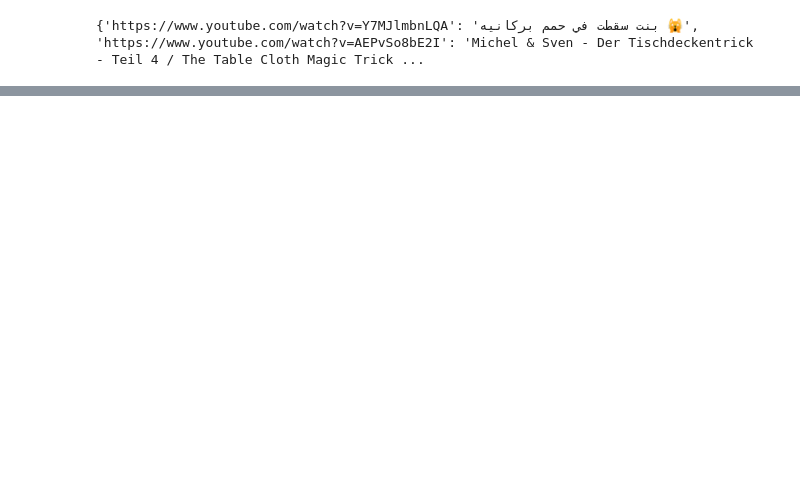
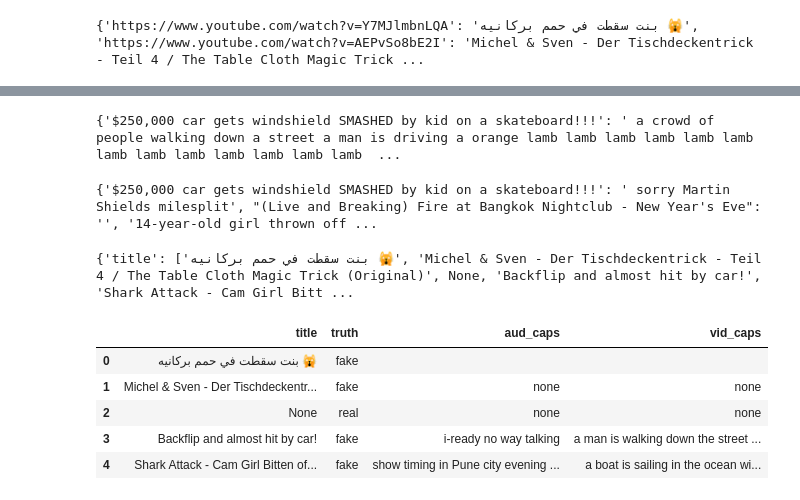
Before and after one commit to TangerineZA/caption-misinfo-detector, a Jupyter notebook: mini-model/mini-model.ipynb, the cells around one changed output, grey strips where cells are left out. Saved outputs shown, nothing was run; the diff lists cells and outputs as text; code cells hidden in the pictures; blank space fills up the shorter version.

Commit message:
Data preprocessing (vaguely) done, now to train

```diff
--- a/mini-model/mini-model.ipynb
+++ b/mini-model/mini-model.ipynb
@@ -84,0 +81,4 @@ Hello Worl
+# %%
+def remove_leading_information(string) -> str:
+    result = string.partition('\\')[2]
+    return result
@@ -112,6 +118,7 @@ for video_name in captions_dict.keys():
         inside_dict = top_level[0]
         combined_text = combined_text + ' ' + inside_dict["generated_text"]
     trimmed_name = remove_trailing_information('[', video_name)
+    trimmed_name = remove_leading_information(trimmed_name)
     video_captions_dict[trimmed_name] = combined_text
 
 print(video_captions_dict)
@@ -267,9 +259,52 @@ https://www.youtube.com/watch?v=VESBrSWm3Yg
+# %%
+print(video_captions_dict)
+# %% [output]
+{'$250,000 car gets windshield SMASHED by kid on a skateboard!!!': ' a crowd of people walking down a street a man is driving a orange lamb lamb lamb lamb lamb lamb lamb lamb lamb lamb lamb lamb lamb  ...
+# %%
+print(audio_captions_dict_cleaned)
+# %% [output]
+{'$250,000 car gets windshield SMASHED by kid on a skateboard!!!': ' sorry Martin Shields milesplit', "(Live and Breaking) Fire at Bangkok Nightclub - New Year's Eve": '', '14-year-old girl thrown off ...
 # %%
 # align features and labels
 # going to need 4 dimensions per video
 # title | audio | video | fake
 # get title, fake from title_truth_dict; audio from audio_dict; video from video_dict
-for title in list(title_truth_dict.keys()):
-    video_data : list = []
-    video_data.append(title)
-    video_data.append(title_truth_dict[title])
+combined_info_dict : dict = {}
+
+headers = ['title', 'truth', 'aud_cap', 'vid_cap']
+titles = []
+truths = []
+audios = []
+vid_caps = []
+
+for title in title_truth_dict.keys():
+    titles.append(title)
+    truths.append(title_truth_dict[title])
+    try:
+        audios.append(audio_captions_dict_cleaned[title])
+    except:
+        audios.append("none")
+    try:
+        vid_caps.append(video_captions_dict[title])
+    except:
+        vid_caps.append("none")
+
+combined_info_dict['title'] = titles
+combined_info_dict['truth'] = truths
+combined_info_dict['aud_caps'] = audios
+combined_info_dict['vid_caps'] = vid_caps
+
+print(combined_info_dict)
+# %% [output]
+{'title': ['بنت سقطت في حمم بركانيه 🙀', 'Michel & Sven - Der Tischdeckentrick - Teil 4 / The Table Cloth Magic Trick (Original)', None, 'Backflip and almost hit by car!', 'Shark Attack - Cam Girl Bitt ...
+# %%
+df = pd.DataFrame(combined_info_dict)
+# %%
+df.head()
+# %% [output]
+|  | title | truth | aud_caps | vid_caps |
+| 0 | بنت سقطت في حمم بركانيه 🙀 | fake |  |  |
+| 1 | Michel & Sven - Der Tischdeckentr... | fake | none | none |
+| 2 | None | real | none | none |
+| 3 | Backflip and almost hit by car! | fake | i-ready no way talking | a man is walking down the street ... |
+| 4 | Shark Attack - Cam Girl Bitten of... | fake | show timing in Pune city evening ... | a boat is sailing in the ocean wi... |
```
Also changed, not shown: parts of 11 cells of this notebook.
